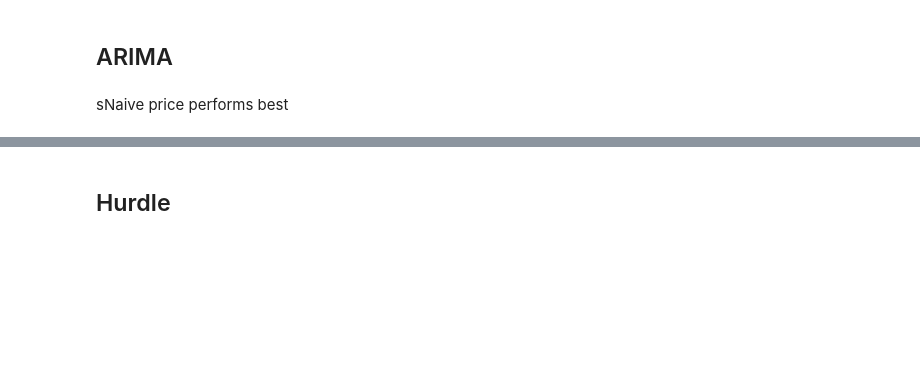
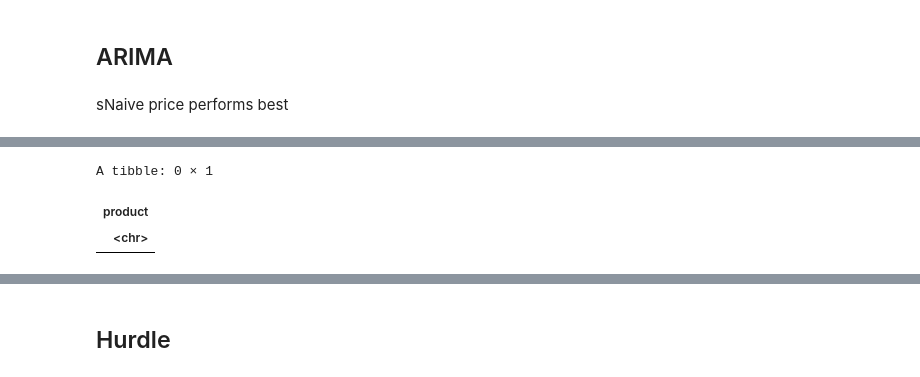
Before and after one commit to Whatisthisname/AFCS-Final, a Jupyter notebook: Evaluate/evaluate.ipynb, the cells around one changed output, grey strips where cells are left out. Cells and saved outputs as stored; diff of their text form; code cells hidden in the pictures; blank space fills up the shorter version.

```diff
--- a/Evaluate/evaluate.ipynb
+++ b/Evaluate/evaluate.ipynb
@@ -395,0 +405,8 @@ accuracy_snaive <- calculate_metrics(aligned_data)
+# %%
+refit_nulls |> as_tibble() |>
+      filter(map_lgl(model, is_null_model)) |>
+      select(product)
+# %% [output]
+A tibble: 0 × 1
+| product |
+| <chr> |
```
Also changed, not shown: parts of 35 cells of this notebook, 2 other files.
